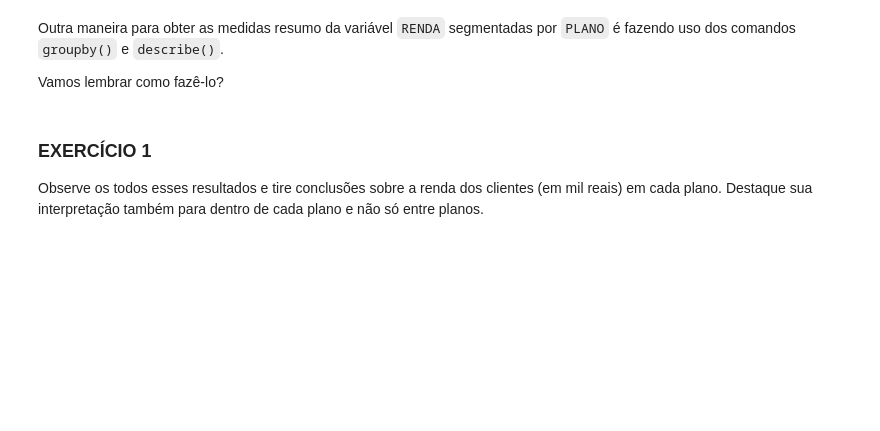
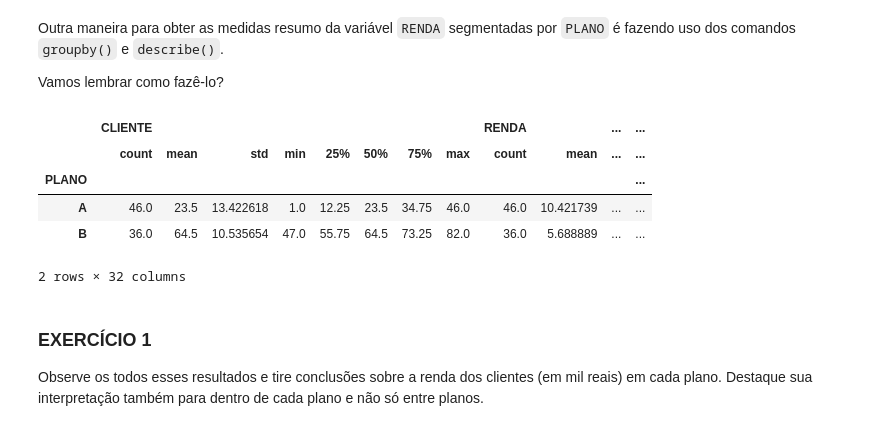
Before and after one commit to rodrigogapires/CD21-1, a Jupyter notebook: aula03/Aula03_Atividade_ExplorandoVariáveisQuantitativas_TV.ipynb, the cells around one changed output. Saved outputs shown, nothing was run; the diff lists cells and outputs as text; code cells hidden in the pictures; blank space fills up the shorter version.

```diff
--- a/aula03/Aula03_Atividade_ExplorandoVariáveisQuantitativas_TV.ipynb
+++ b/aula03/Aula03_Atividade_ExplorandoVariáveisQuantitativas_TV.ipynb
@@ -124,3 +143,12 @@ Vamos lembrar como fazê-lo?
+# %%
+dados.groupby(['PLANO']).describe()
+# %% [output]
+|  | CLIENTE |  |  |  |  |  |  |  | RENDA |  | ... | ... |
+|  | count | mean | std | min | 25% | 50% | 75% | max | count | mean | ... | ... |
+| PLANO |  |  |  |  |  |  |  |  |  |  |  | ... |
+| A | 46.0 | 23.5 | 13.422618 | 1.0 | 12.25 | 23.5 | 34.75 | 46.0 | 46.0 | 10.421739 | ... | ... |
+| B | 36.0 | 64.5 | 10.535654 | 47.0 | 55.75 | 64.5 | 73.25 | 82.0 | 36.0 | 5.688889 | ... | ... |
+2 rows × 32 columns
 # %% [markdown]
 <div id="ex1"></div>
 
```
Also changed, not shown: parts of 14 cells of this notebook, 3 other files.
